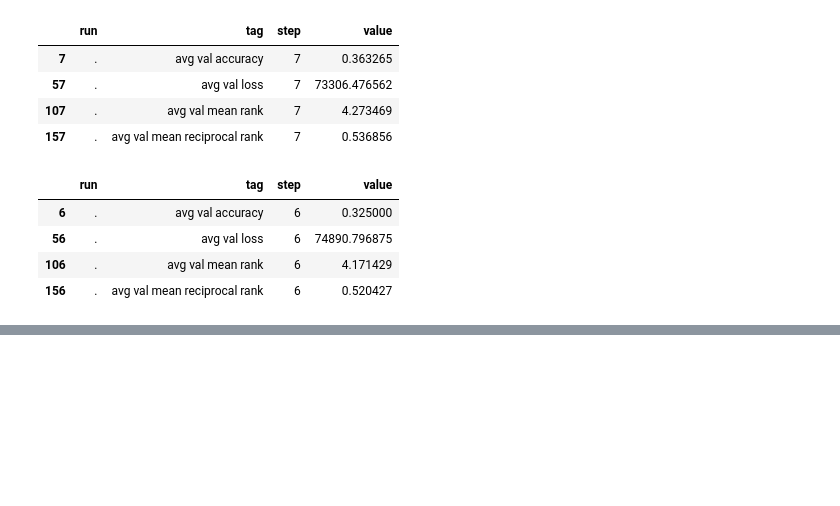
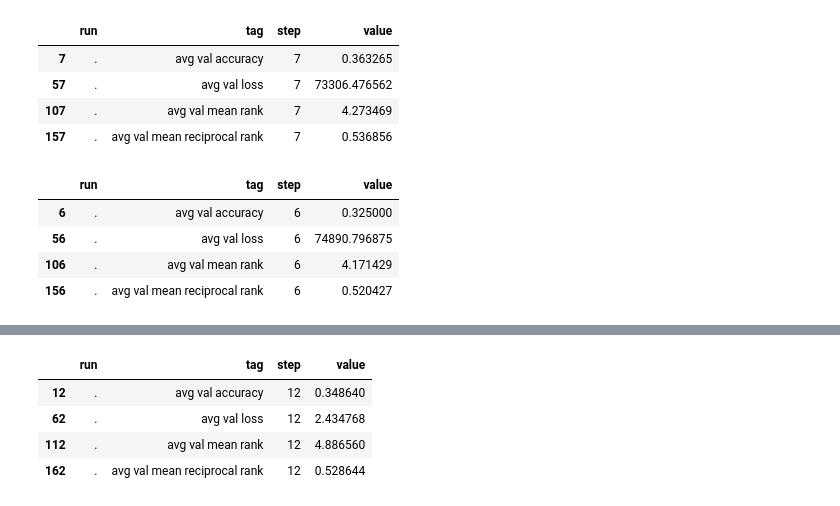
Before and after one commit to YasMME/thesisproj, a Jupyter notebook: TensorboardResultsAnalysis.ipynb, the cells around one changed output, grey strips where cells are left out. Drawn from its saved outputs; the diff is of its cells as text; code cells hidden in the pictures; blank space fills up the shorter version.

```diff
--- a/TensorboardResultsAnalysis.ipynb
+++ b/TensorboardResultsAnalysis.ipynb
@@ -336,0 +361,8 @@ get_minimum_row(fb_df, 'avg val mean rank')
+# %%
+get_minimum_row(boosted_df, 'avg val mean rank')
+# %% [output]
+|  | run | tag | step | value |
+| 12 | . | avg val accuracy | 12 | 0.348640 |
+| 62 | . | avg val loss | 12 | 2.434768 |
+| 112 | . | avg val mean rank | 12 | 4.886560 |
+| 162 | . | avg val mean reciprocal rank | 12 | 0.528644 |
```
Also changed, not shown: parts of 3 cells of this notebook, 9 other files.
